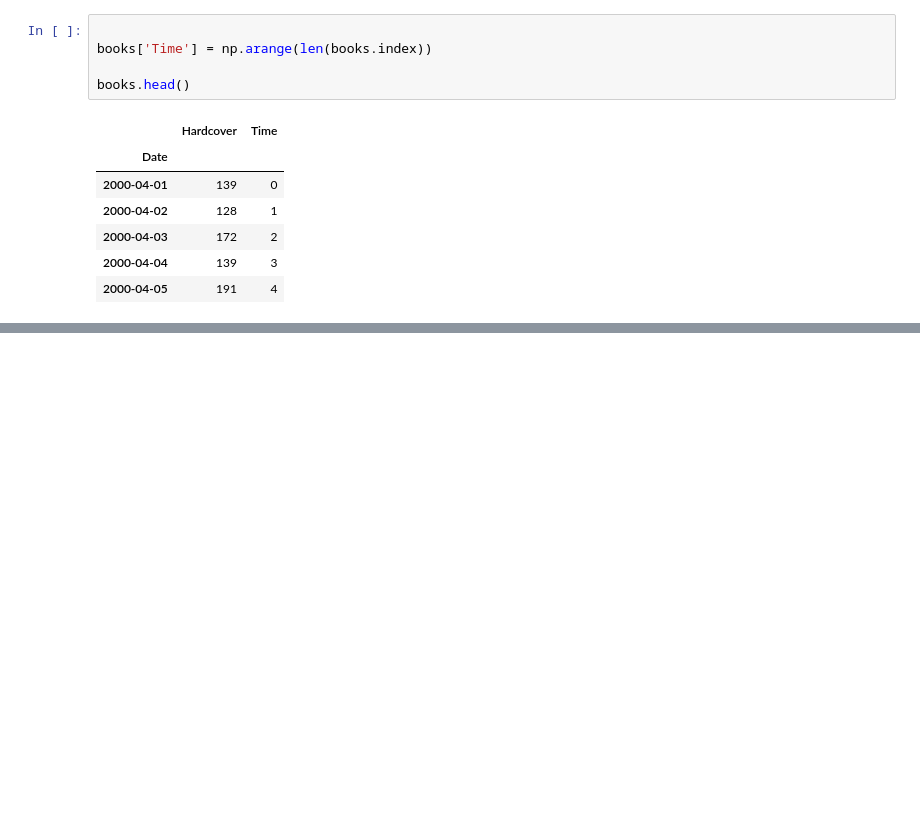
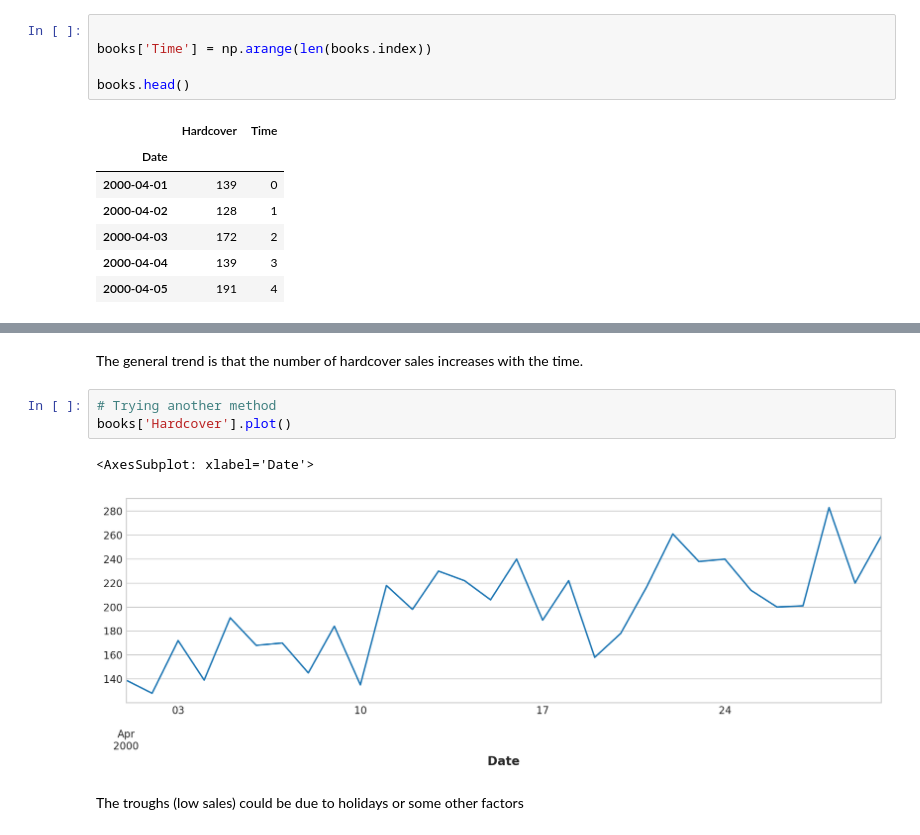
Before and after one commit to lukmanaj/ArewaDS-Machine-Learning-Assignments, a Jupyter notebook: week_09_Time_Series/1-Introduction/assignment.ipynb, the cells around one changed output, grey strips where cells are left out. Saved outputs shown, nothing was run; the diff lists cells and outputs as text; blank space fills up the shorter version.

```diff
--- a/week_09_Time_Series/1-Introduction/assignment.ipynb
+++ b/week_09_Time_Series/1-Introduction/assignment.ipynb
@@ -41,0 +71,10 @@ books.head()
+# %% [markdown]
+The general trend is that the number of hardcover sales increases with the time.
+# %%
+# Trying another method
+books['Hardcover'].plot()
+# %% [output]
+<AxesSubplot: xlabel='Date'>
+[figure, added]
+# %% [markdown]
+The troughs (low sales) could be due to holidays or some other factors
```
Also changed, not shown: parts of 2 cells of this notebook.
